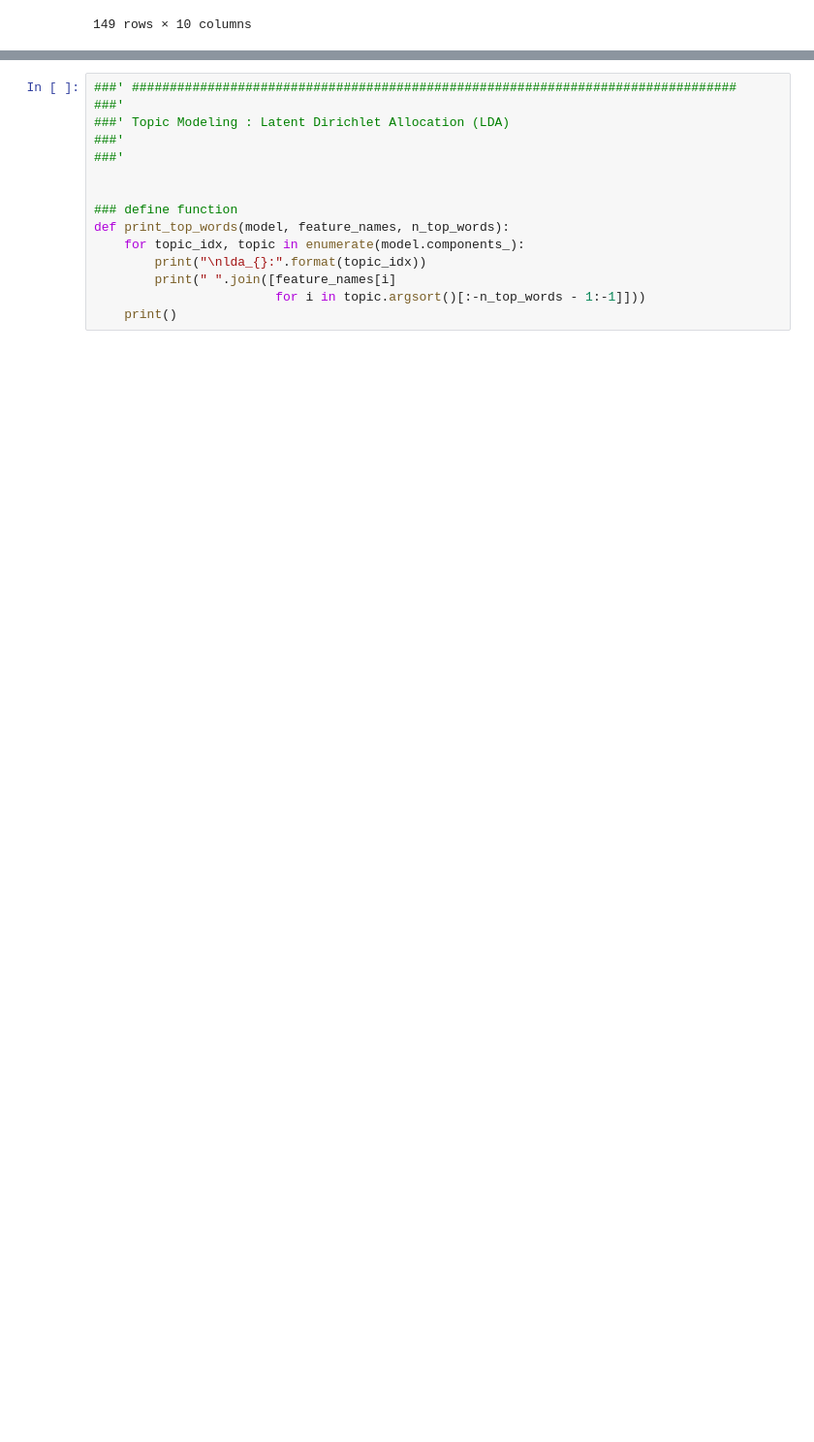
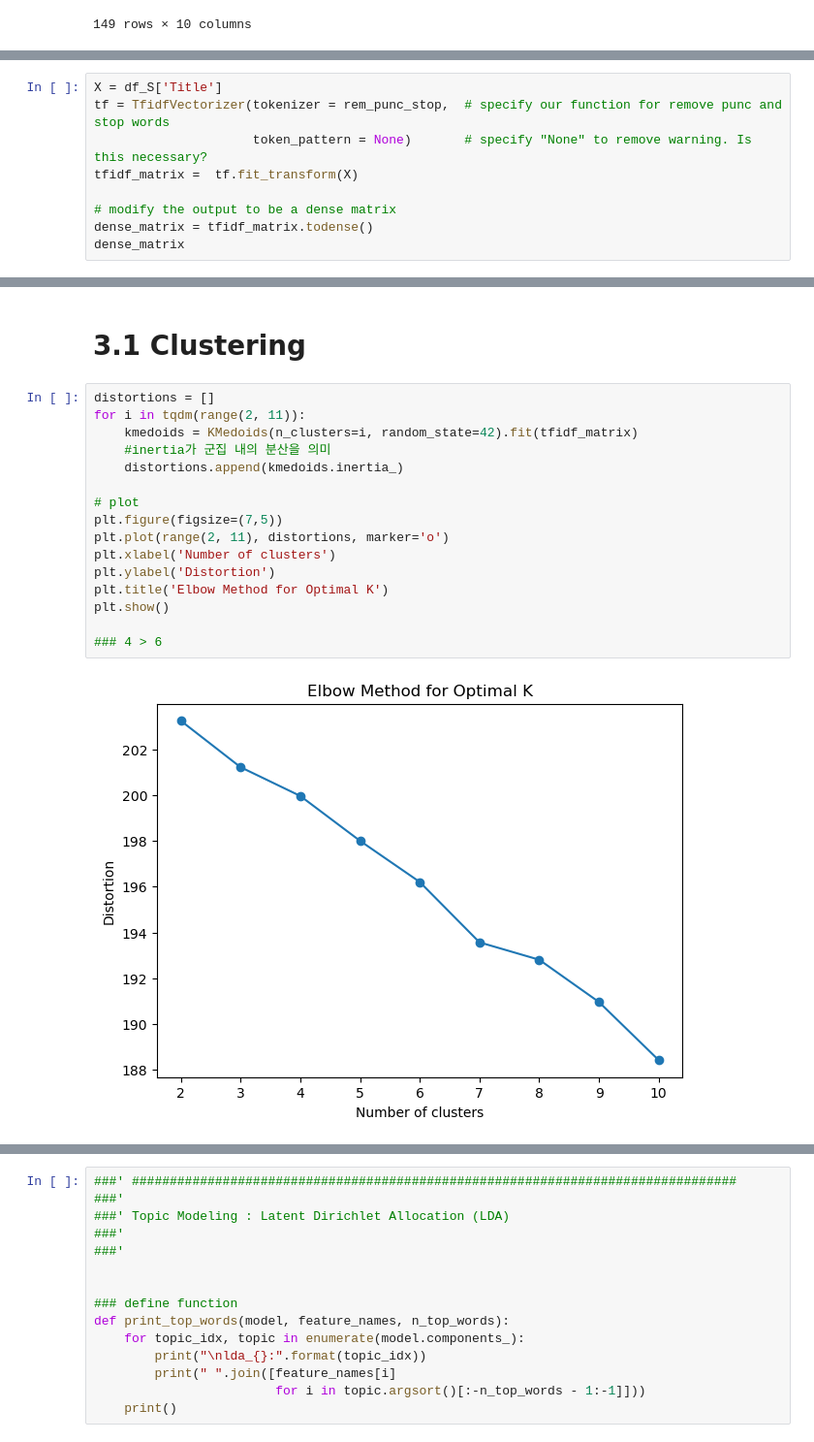
Before and after one commit to hyemin20/TopicModeling, a Jupyter notebook: 3. Topic Modeling1.ipynb, the cells around one changed output, grey strips where cells are left out. Shown at 97% size. Drawn from its saved outputs; the diff is of its cells as text; blank space fills up the shorter version.

```diff
--- a/3. Topic Modeling1.ipynb
+++ b/3. Topic Modeling1.ipynb
@@ -257,0 +197,9 @@ plt.show()
+# %%
+X = df_S['Title']
+tf = TfidfVectorizer(tokenizer = rem_punc_stop,  # specify our function for remove punc and stop words
+                     token_pattern = None)       # specify "None" to remove warning. Is this necessary?
+tfidf_matrix =  tf.fit_transform(X)
+
+# modify the output to be a dense matrix
+dense_matrix = tfidf_matrix.todense()
+dense_matrix
@@ -257,0 +239,20 @@ plt.show()
+# %% [markdown]
+# 3.1 Clustering
+# %%
+distortions = []
+for i in tqdm(range(2, 11)):
+    kmedoids = KMedoids(n_clusters=i, random_state=42).fit(tfidf_matrix)
+    #inertia가 군집 내의 분산을 의미
+    distortions.append(kmedoids.inertia_)
+
+# plot
+plt.figure(figsize=(7,5))
+plt.plot(range(2, 11), distortions, marker='o')
+plt.xlabel('Number of clusters')
+plt.ylabel('Distortion')
+plt.title('Elbow Method for Optimal K')
+plt.show()
+
+### 4 > 6
+# %% [output]
+[figure, added]
```
Also changed, not shown: parts of 28 cells of this notebook.
